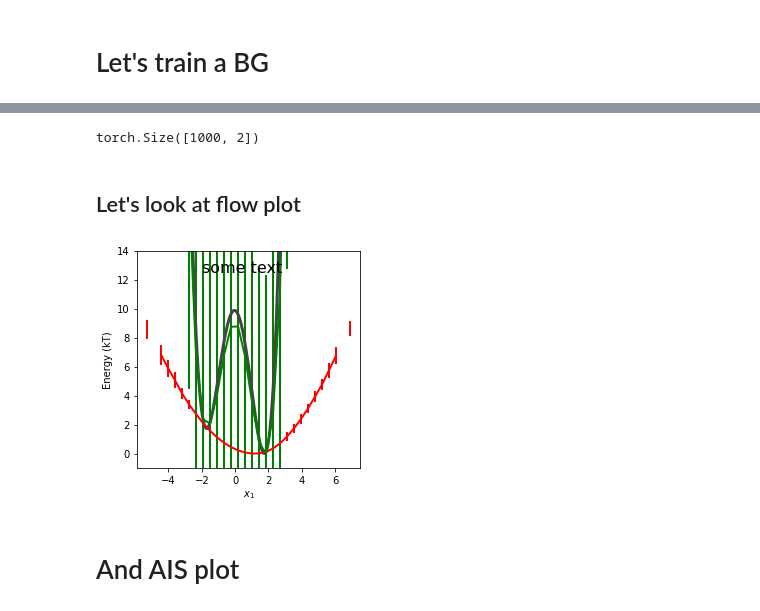
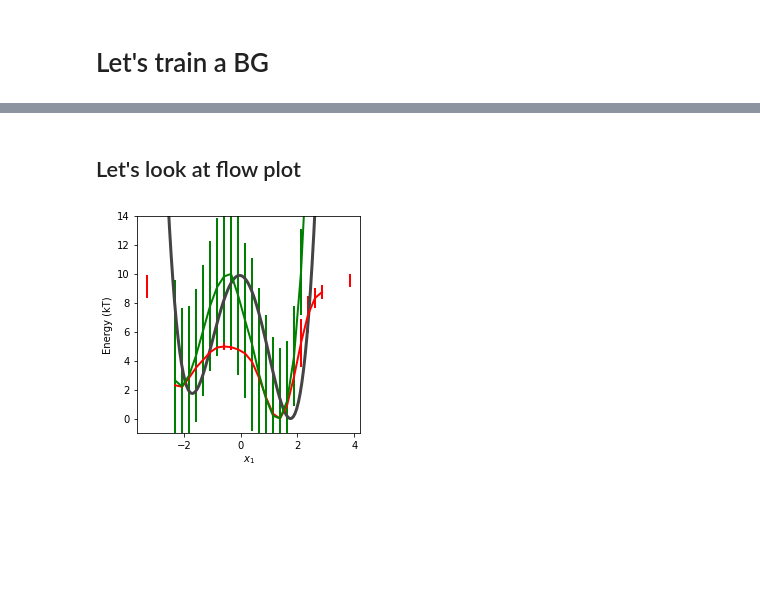
Before and after one commit to lollcat/FAB-2021, a Jupyter notebook: Notebooks/DoubleWell.ipynb, the cells around one changed output, grey strips where cells are left out. Saved outputs shown, nothing was run; the diff lists cells and outputs as text; code cells hidden in the pictures; blank space fills up the shorter version.

```diff
--- a/Notebooks/DoubleWell.ipynb
+++ b/Notebooks/DoubleWell.ipynb
@@ -37,7 +37,7 @@ def plot_energy(target_energy, x, energies, w_x, w_energies, ylabel=False, nstd=
 # Let's go
 # %%
 from TargetDistributions.DoubleWell import ManyWellEnergy
-dim = 2
+dim = 4
 target = ManyWellEnergy(dim=dim, a=-0.5, b=-6)
 # %%
 figsize=(4, 4)
@@ -64,8 +59,8 @@ from AIS_train.Run_Experiment import run_experiment
 from datetime import datetime
 current_time = datetime.now().strftime("%Y_%m_%d-%I_%M_%S_%p")
 problem = "ManyWell"
-dim = 2
-epochs = 100
+dim = 4
+epochs = 2000
 n_flow_steps = 60
 n_distributions = 2 + 2
 batch_size = int(1e3)
@@ -109,9 +104,5 @@ setting device as cpu
 # %%
 from FittedModels.utils.model_utils import sample_and_log_w_big_batch_drop_nans
-# %%
-sample_and_log_w_big_batch_drop_nans(tester, n_samples=int(1e3), batch_size=int(1e2), AIS=False)[0].shape
-# %% [output]
-torch.Size([1000, 2])
 # %%
 from tqdm import tqdm
 def sample_energy(sample_and_log_w_func, n_samples=int(1e5), n_repeat=20, nbins=30):
@@ -141,14 +132,12 @@ def sample_energy(sample_and_log_w_func, n_samples=int(1e5), n_repeat=20, nbins=
 # %%
 from_flow = lambda n_samples: sample_and_log_w_big_batch_drop_nans(tester, n_samples=n_samples, batch_size=int(1e4), AIS=False)
 from_AIS = lambda n_samples: sample_and_log_w_big_batch_drop_nans(tester, n_samples=n_samples, batch_size=int(1e4), AIS=True)
-# %% [markdown]
-## Let's look at flow plot
+# %% [markdown]
+## Let's look at flow plot
 # %%
-hist_x, hists_y, whist_x, whists_y = sample_energy(from_flow, n_repeat=20, n_samples=int(1e5))
+hist_x_flow, hists_y_flow, whist_x_flow, whists_y_flow = sample_energy(from_flow, n_repeat=20, n_samples=int(1e5))
 # %%
-fig = plot_energy(target, hist_x, hists_y, whist_x, whists_y, ylabel=True, nstd=1.0)
-plt.text(-2, 12.5, 'some text', fontsize=16);
+fig = plot_energy(target, hist_x_flow, hists_y_flow, whist_x_flow, whists_y_flow, ylabel=True, nstd=1.0)
+#plt.text(-2, 12.5, 'some text', fontsize=16);
 # %% [output]
-[figure, old version]
+[figure, new version]
-# %% [markdown]
-# And AIS plot
```
Also changed, not shown: parts of 29 cells of this notebook, 4 other files.
